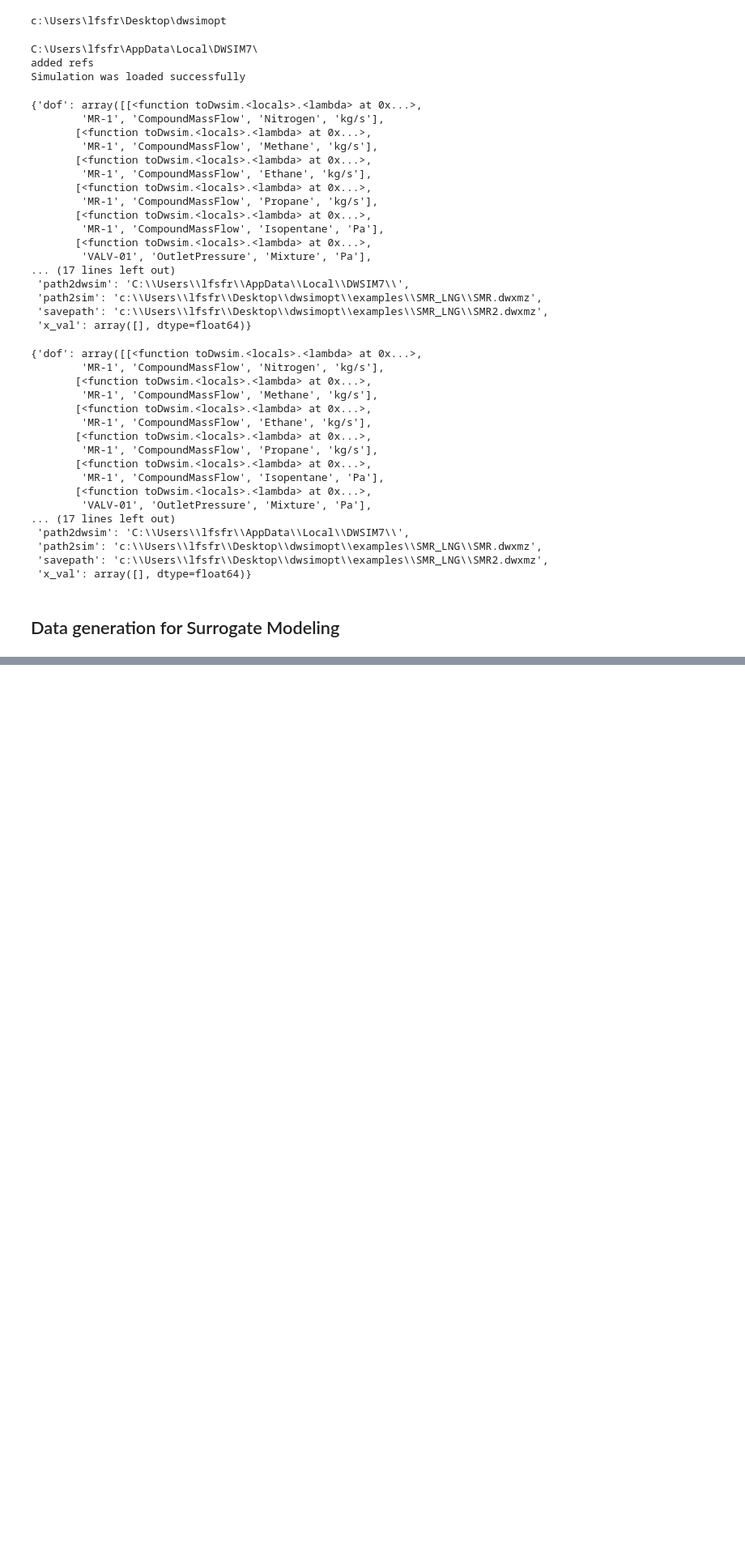
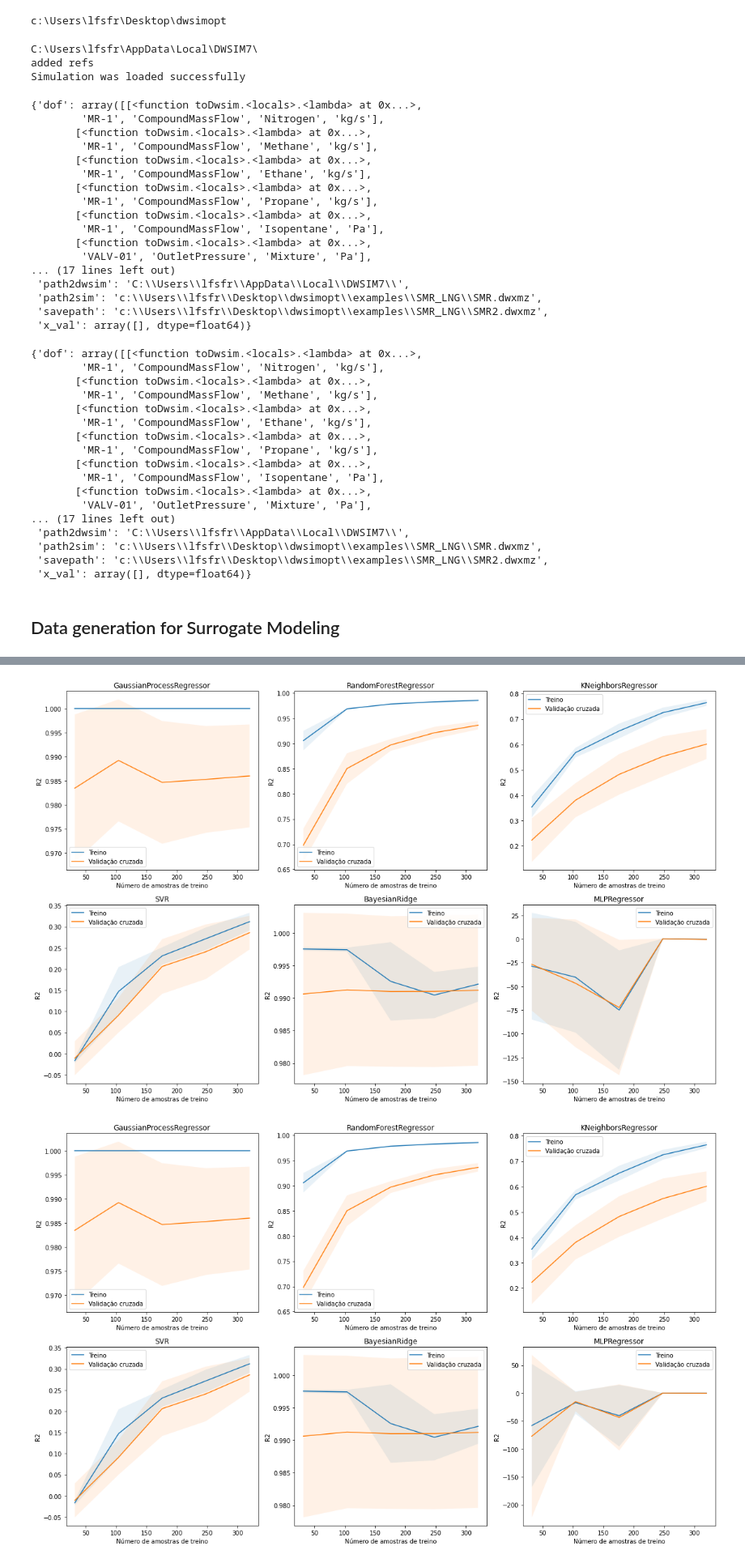
Before and after one commit to lf-santos/dwsimopt, a Jupyter notebook: examples/example_surrogate.ipynb, the cells around one changed output, grey strips where cells are left out. Shown at 81% size. Drawn from its saved outputs; the diff is of its cells as text; code cells hidden in the pictures; blank space fills up the shorter version.

```diff
--- a/examples/example_surrogate.ipynb
+++ b/examples/example_surrogate.ipynb
@@ -323,0 +402,45 @@ shutil.copyfile( sim_smr.path2sim, './data/'+now+'/sim.dwxmz' )
+# %%
+from sklearn.model_selection import learning_curve
+
+for i_pos in range(len(Y_train[0,:])):
+
+    fig, ax = plt.subplots(2,3,figsize=(16,10))
+
+    i_pos = 0
+
+    for i in range(len(modelos)):
+
+        # calculando a curva de aprendizado!
+        train_sizes, train_scores, test_scores = learning_curve(modelos[i],
+                                                                    X_train, Y_train[:,i_pos],
+                                                                    cv=5,
+                                                                    scoring='r2',
+                                                                    n_jobs=-1)
+
+        # médias e desvios-padrão dos resultados da validação cruzada (para cada ponto da curva)
+        train_scores_mean = np.mean(train_scores, axis=1)
+        train_scores_std = np.std(train_scores, axis=1)
+        test_scores_mean = np.mean(test_scores, axis=1)
+        test_scores_std = np.std(test_scores, axis=1)
+
+        # plotando curva correspondente ao treino
+        ax.ravel()[i].plot(train_sizes, train_scores_mean, label="Treino")
+        ax.ravel()[i].fill_between(train_sizes, train_scores_mean - train_scores_std,
+                                train_scores_mean + train_scores_std, alpha=0.1)
+
+        # plotando curva correspondente ao teste
+        ax.ravel()[i].plot(train_sizes, test_scores_mean, label="Validação cruzada")
+        ax.ravel()[i].fill_between(train_sizes, test_scores_mean - test_scores_std,
+                                test_scores_mean + test_scores_std, alpha=0.1)
+
+        # formatando gráfico
+        ax.ravel()[i].set_title(modelos[i].__class__.__name__)
+        ax.ravel()[i].set_ylabel('R2')
+        ax.ravel()[i].set_xlabel('Número de amostras de treino')
+        ax.ravel()[i].legend(loc="best")
+
+
+    fig.tight_layout()
+# %% [output]
+[figure, added]
+[figure, added]
```
Also changed, not shown: parts of 25 cells of this notebook, 1 other file.
